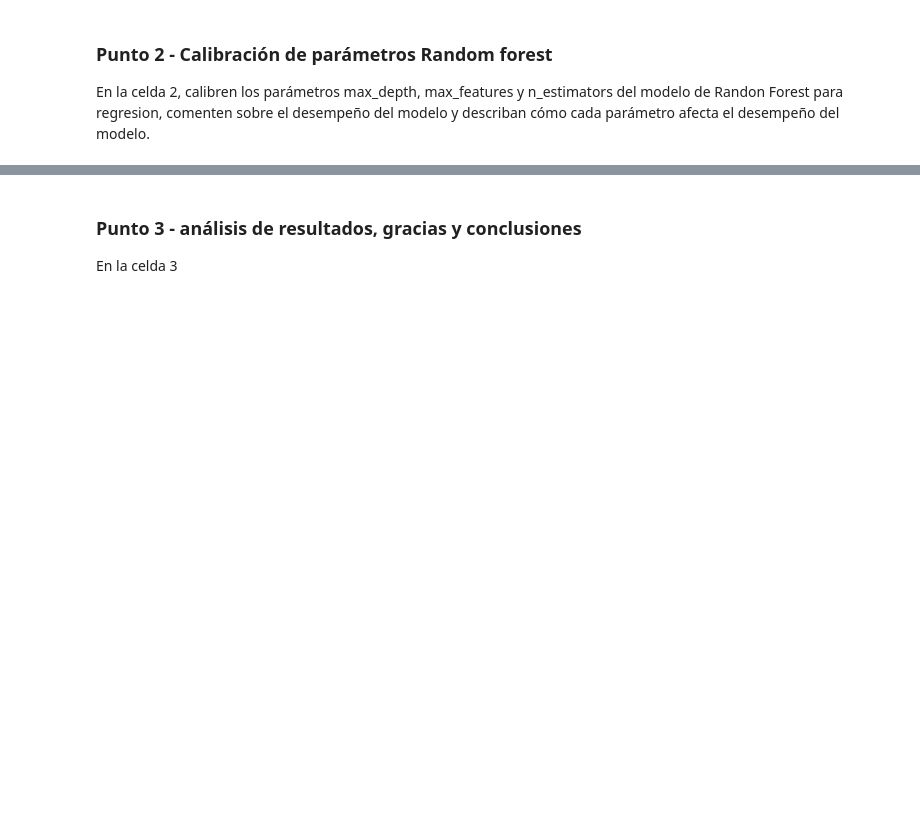
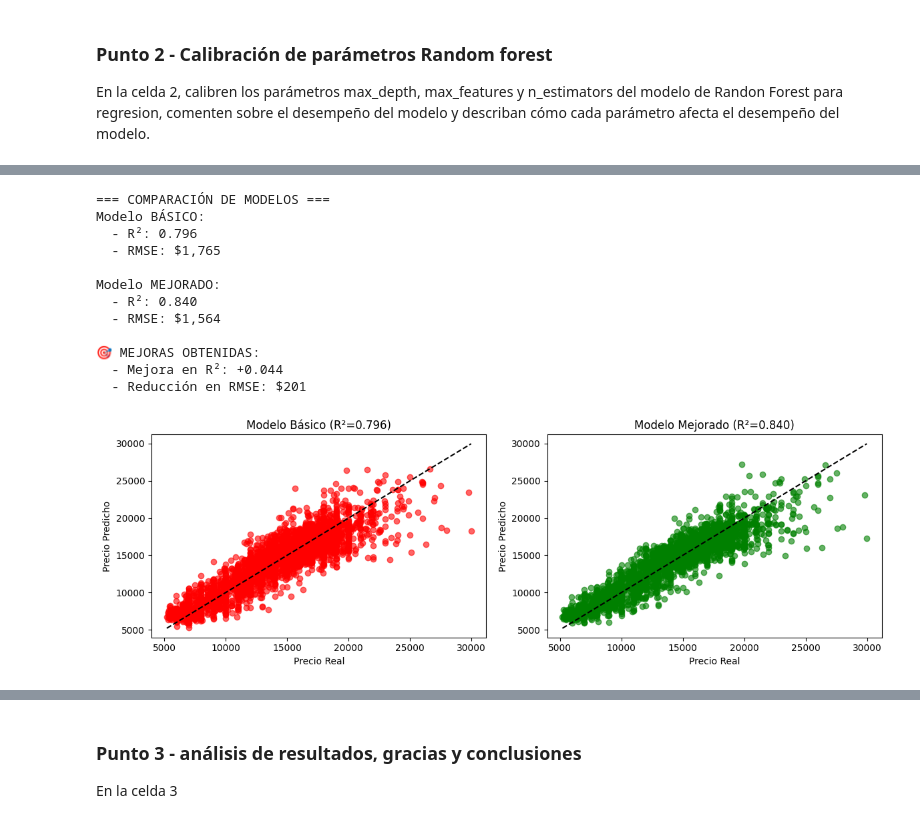
Before and after one commit to Cesar977/Electiva-Profesional-III, a Jupyter notebook: Semana 7/Parcial Final/Parcial final.ipynb, the cells around one changed output, grey strips where cells are left out. Drawn from its saved outputs; the diff is of its cells as text; code cells hidden in the pictures; blank space fills up the shorter version.

```diff
--- a/Semana 7/Parcial Final/Parcial final.ipynb
+++ b/Semana 7/Parcial Final/Parcial final.ipynb
@@ -109,0 +323,78 @@ Mean Absolute Percentage Error (MAPE): 8.33 %
+# %%
+# Encontrar los mejores hiperparámetros y entrenar el modelo mejorado
+
+# Obtener el mejor modelo
+mejor_modelo = rf_busqueda.best_estimator_
+
+# Hacer predicciones con el modelo mejorado
+y_pred_mejorado = mejor_modelo.predict(X_test)
+
+# Comparar con el modelo básico
+print("=== COMPARACIÓN DE MODELOS ===")
+r2_mejorado = r2_score(y_test, y_pred_mejorado)
+rmse_mejorado = np.sqrt(mean_squared_error(y_test, y_pred_mejorado))
+
+print(f"Modelo BÁSICO:")
+print(f"  - R²: {r2_test:.3f}")
+print(f"  - RMSE: ${rmse_test:,.0f}")
+
+print(f"\nModelo MEJORADO:")
+print(f"  - R²: {r2_mejorado:.3f}")
+print(f"  - RMSE: ${rmse_mejorado:,.0f}")
+
+# Calcular la mejora
+mejora_r2 = r2_mejorado - r2_test
+mejora_rmse = rmse_test - rmse_mejorado
+
+print(f"\n MEJORAS OBTENIDAS:")
+print(f"  - Mejora en R²: +{mejora_r2:.3f}")
+print(f"  - Reducción en RMSE: ${mejora_rmse:,.0f}")
+
+# Gráfico de comparación
+plt.figure(figsize=(12, 4))
+
+plt.subplot(1, 2, 1)
+plt.scatter(y_test, y_pred_test, alpha=0.6, color='red', label='Básico')
+plt.plot([y_test.min(), y_test.max()], [y_test.min(), y_test.max()], 'k--')
+plt.title(f'Modelo Básico (R²={r2_test:.3f})')
+plt.xlabel('Precio Real')
+plt.ylabel('Precio Predicho')
+
+plt.subplot(1, 2, 2)
+plt.scatter(y_test, y_pred_mejorado, alpha=0.6, color='green', label='Mejorado')
+plt.plot([y_test.min(), y_test.max()], [y_test.min(), y_test.max()], 'k--')
+plt.title(f'Modelo Mejorado (R²={r2_mejorado:.3f})')
+plt.xlabel('Precio Real')
+plt.ylabel('Precio Predicho')
+
+plt.tight_layout()
+plt.show()
+
+print("\n=== CÓMO AFECTAN LOS PARÁMETROS ===")
+print("n_estimators (número de árboles):")
+print("   - MÁS árboles = mejor precisión pero más lento")
+print("   - MENOS árboles = más rápido pero menos preciso")
+
+print("\n max_depth (profundidad):")
+print("   - Profundidad alta = puede memorizar datos (sobreajuste)")
+print("   - Profundidad baja = modelo más simple y general")
+print("   - None = sin límite (cuidado con sobreajuste)")
+
+print("\n max_features (características por árbol):")
+print("   - 'sqrt' = usa raíz cuadrada del total (reduce sobreajuste)")
+print("   - 'log2' = usa log base 2 del total (más diversidad)")
+print("   - Menos características = más diversidad entre árboles")
+# %% [output]
+=== COMPARACIÓN DE MODELOS ===
+Modelo BÁSICO:
+  - R²: 0.796
+  - RMSE: $1,765
+
+Modelo MEJORADO:
+  - R²: 0.840
+  - RMSE: $1,564
+
+🎯 MEJORAS OBTENIDAS:
+  - Mejora en R²: +0.044
+  - Reducción en RMSE: $201
+[figure, added]
```
Also changed, not shown: parts of 14 cells of this notebook.
